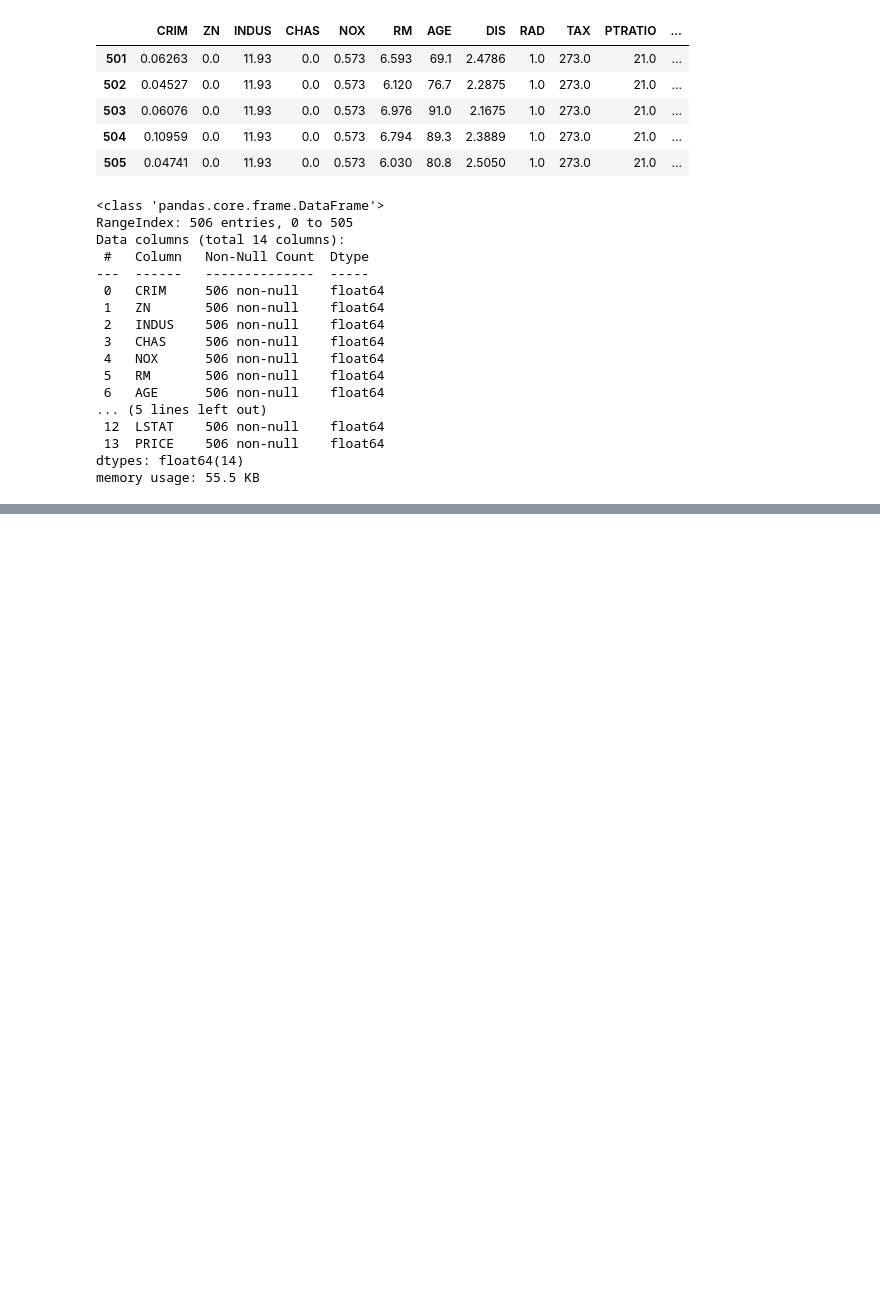
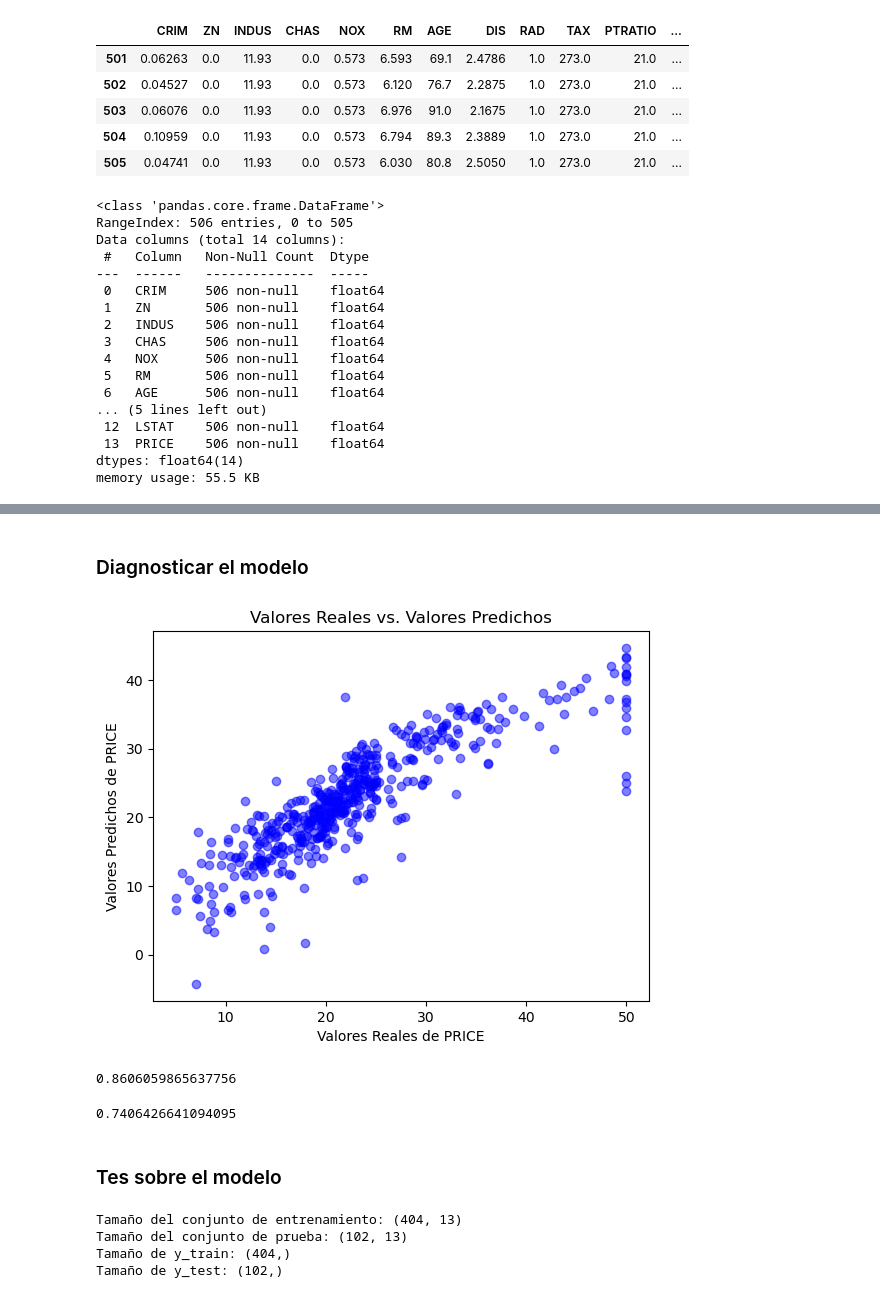
Before and after one commit to fmgarcia/Curso_IA_Aprendizaje_Supervisado, a Jupyter notebook: 2. Regresión Lineal/viviendas boston.ipynb, the cells around one changed output, grey strips where cells are left out. Drawn from its saved outputs; the diff is of its cells as text; code cells hidden in the pictures; blank space fills up the shorter version.

```diff
--- a/2. Regresión Lineal/viviendas boston.ipynb
+++ b/2. Regresión Lineal/viviendas boston.ipynb
@@ -84,0 +180,35 @@ df.describe()
+# %% [markdown]
+### Diagnosticar el modelo
+# %%
+preY = model.predict(variables_independientes) # Predecir los valores de PRICE usando las características del conjunto de datos
+# %%
+# Mostrar gráficamente los valores reales vs. los valores predichos
+plt.scatter(variable_dependiente, preY, color='blue', alpha=0.5)
+plt.title('Valores Reales vs. Valores Predichos')
+plt.xlabel('Valores Reales de PRICE')
+plt.ylabel('Valores Predichos de PRICE')
+plt.show()
+# %% [output]
+[figure, added]
+# %%
+df['PRICE'].corr(pd.Series(preY)) # Calcular la correlación entre los valores reales y los valores predichos de PRICE
+# %% [output]
+0.8606059865637756
+# %%
+# Evaluar el modelo. Coeficiente de determinación R^2. Significa qué tan bien las características independientes explican la variabilidad en la variable dependiente.
+model.score(variables_independientes, variable_dependiente) # Calcular el R^2 del modelo, que indica la proporción de la varianza en PRICE que es explicada por las características independientes.
+# %% [output]
+0.7406426641094095
+# %% [markdown]
+### Tes sobre el modelo
+# %%
+X_train, X_test, y_train, y_test = train_test_split(variables_independientes, variable_dependiente, test_size=0.2, random_state=42) # Dividir los datos en conjuntos de entrenamiento y prueba (80% entrenamiento, 20% prueba)
+print("Tamaño del conjunto de entrenamiento:", X_train.shape)
+print("Tamaño del conjunto de prueba:", X_test.shape)
+print("Tamaño de y_train:", y_train.shape)
+print("Tamaño de y_test:", y_test.shape)
+# %% [output]
+Tamaño del conjunto de entrenamiento: (404, 13)
+Tamaño del conjunto de prueba: (102, 13)
+Tamaño de y_train: (404,)
+Tamaño de y_test: (102,)
```
Also changed, not shown: parts of 32 cells of this notebook.
